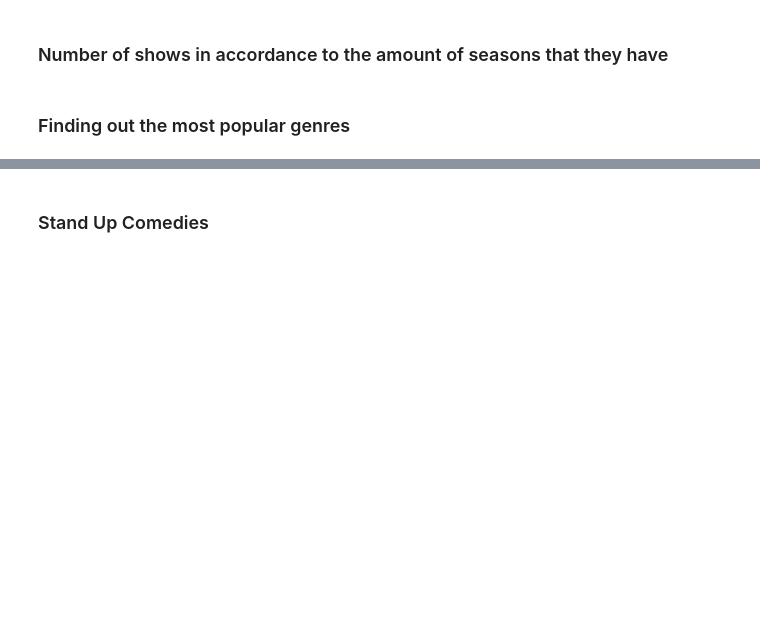
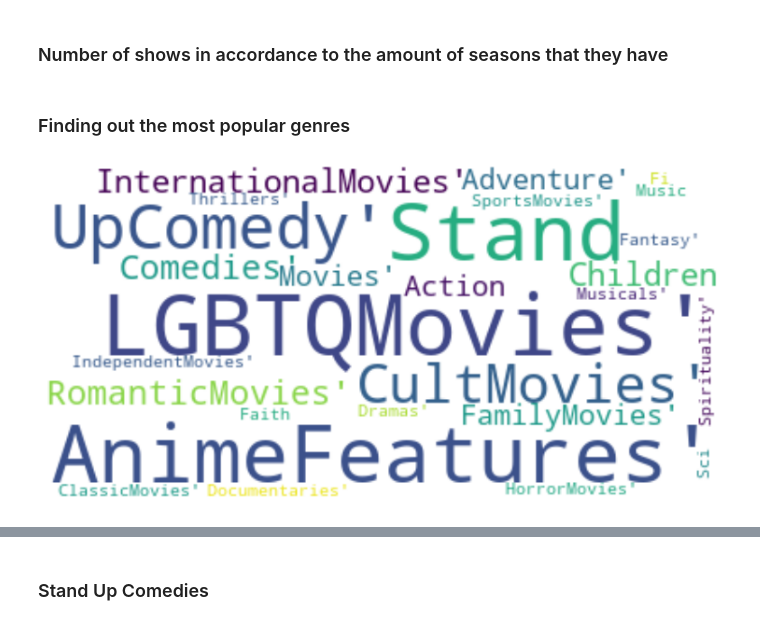
Before and after one commit to Harshal12355/Netflix-Analysis-and-Visualisation-using-D3, a Jupyter notebook: netflix.ipynb, the cells around one changed output, grey strips where cells are left out. Saved outputs shown, nothing was run; the diff lists cells and outputs as text; code cells hidden in the pictures; blank space fills up the shorter version.

```diff
--- a/netflix.ipynb
+++ b/netflix.ipynb
@@ -6,7 +6,7 @@ import seaborn as sns
 import os
 
 # make filepath to netflix2019.csv
-df = pd.read_csv("C:/Users/harsh/Downloads/netflix_titles_nov_2019.csv/data/netflix2019.csv")
+df = pd.read_csv("netflix2019.csv")
 # %%
 df.head()
 # %% [output]
@@ -342,3 +342,30 @@ genres.set_index('genre', inplace=True)
 genres.sort_values(by=['count'], ascending=False, inplace=True)
 # %%
 genres.head(10).to_csv("top10genres.csv")
+# %%
+from collections import Counter
+
+genres=list(movies['listed_in'])
+gen=[]
+
+for i in genres:
+    i=list(i.split(','))
+    for j in i:
+        gen.append(j.replace(' ',""))
+g=Counter(gen)
+
+from wordcloud import WordCloud, STOPWORDS, ImageColorGenerator
+from PIL import Image
+
+text = list(set(gen))
+plt.rcParams['figure.figsize'] = (13, 13)
+
+#assigning shape to the word cloud
+# mask = np.array(Image.open('../input/masks/star.png'))
+wordcloud = WordCloud(max_words=1000000,background_color="white").generate(str(text))
+
+plt.imshow(wordcloud,interpolation="bilinear")
+plt.axis("off")
+plt.show()
+# %% [output]
+[figure, added]
```
Also changed, not shown: parts of 8 cells of this notebook, 18 other files.
